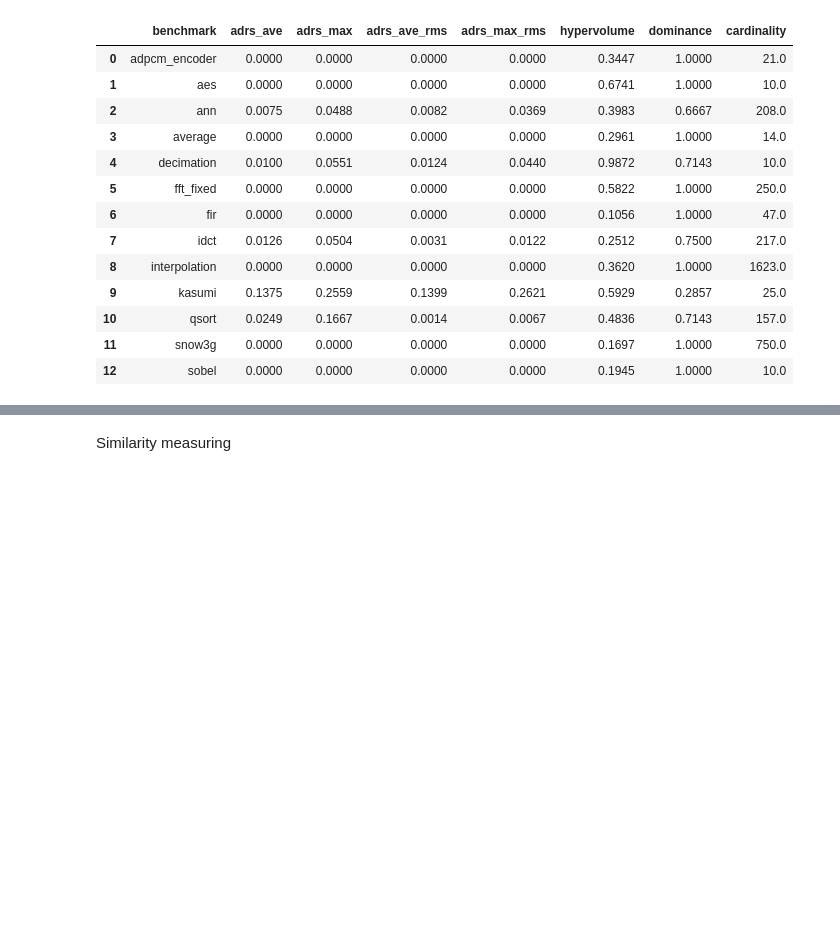
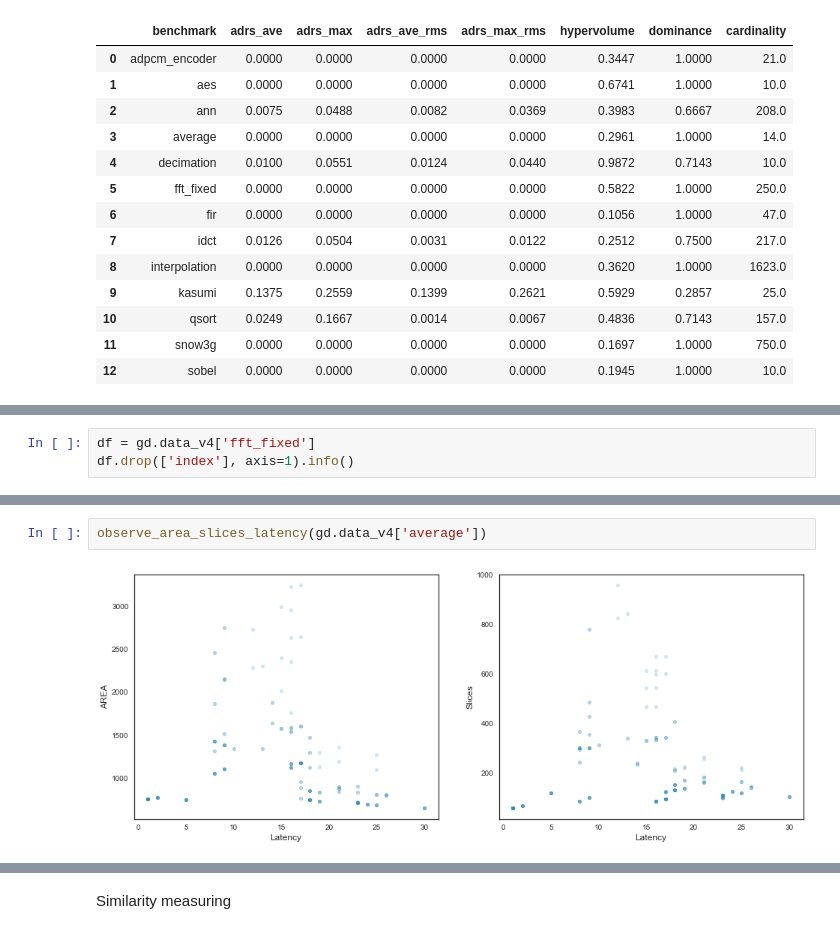
Before and after one commit to freelsn/dse-scripts, a Jupyter notebook: IN-PROGRESS/trade-off-prediction/exhaustive training analysis.ipynb, the cells around one changed output, grey strips where cells are left out. Cells and saved outputs as stored; diff of their text form; blank space fills up the shorter version.

```diff
--- a/IN-PROGRESS/trade-off-prediction/exhaustive training analysis.ipynb
+++ b/IN-PROGRESS/trade-off-prediction/exhaustive training analysis.ipynb
@@ -287,0 +368,3 @@ dm_v4_01
+# %%
+df = gd.data_v4['fft_fixed']
+df.drop(['index'], axis=1).info()
@@ -287,0 +426,4 @@ dm_v4_01
+# %%
+observe_area_slices_latency(gd.data_v4['average'])
+# %% [output]
+[figure, added]
```
Also changed, not shown: parts of 65 cells of this notebook, 13 other files.
